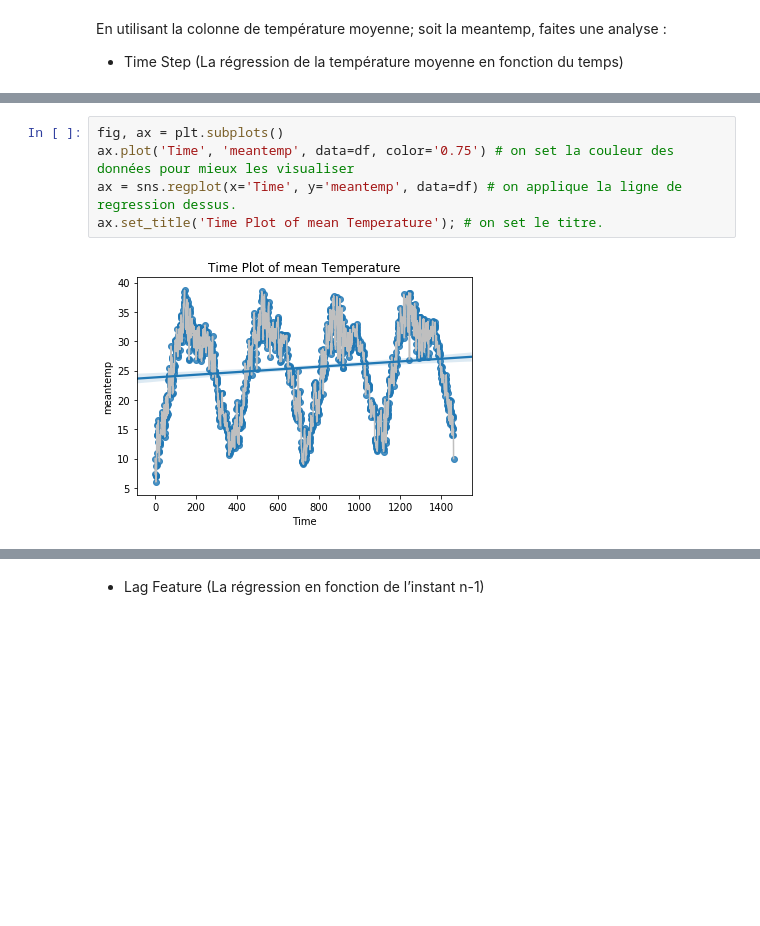
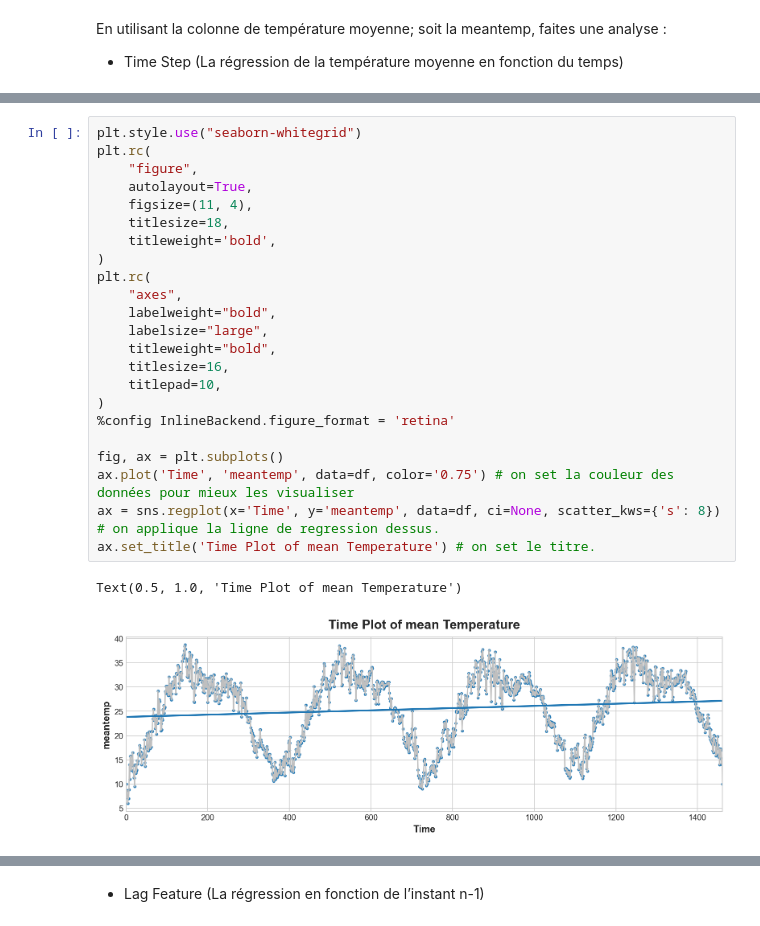
Before and after one commit to MikeDuran-git/TimeForcasting-Project, a Jupyter notebook: Project.ipynb, the cells around one changed output, grey strips where cells are left out. Cells and saved outputs as stored; diff of their text form; blank space fills up the shorter version.

```diff
--- a/Project.ipynb
+++ b/Project.ipynb
@@ -88,9 +92,28 @@ See the caveats in the documentation: http://pandas.pydata.org/pandas-docs/stabl
 | 2013-01-04 | 8.666667 | 3 |
 | 2013-01-05 | 6.000000 | 4 |
 # %%
+plt.style.use("seaborn-whitegrid")
+plt.rc(
+    "figure",
+    autolayout=True,
+    figsize=(11, 4),
+    titlesize=18,
+    titleweight='bold',
+)
+plt.rc(
+    "axes",
+    labelweight="bold",
+    labelsize="large",
+    titleweight="bold",
+    titlesize=16,
+    titlepad=10,
+)
+%config InlineBackend.figure_format = 'retina'
+
 fig, ax = plt.subplots()
 ax.plot('Time', 'meantemp', data=df, color='0.75') # on set la couleur des données pour mieux les visualiser
-ax = sns.regplot(x='Time', y='meantemp', data=df) # on applique la ligne de regression dessus.
-ax.set_title('Time Plot of mean Temperature'); # on set le titre.
+ax = sns.regplot(x='Time', y='meantemp', data=df, ci=None, scatter_kws={'s': 8}) # on applique la ligne de regression dessus.
+ax.set_title('Time Plot of mean Temperature') # on set le titre.
 # %% [output]
+Text(0.5, 1.0, 'Time Plot of mean Temperature')
-[figure, old version]
+[figure, new version]
```
Also changed, not shown: parts of 9 cells of this notebook.
